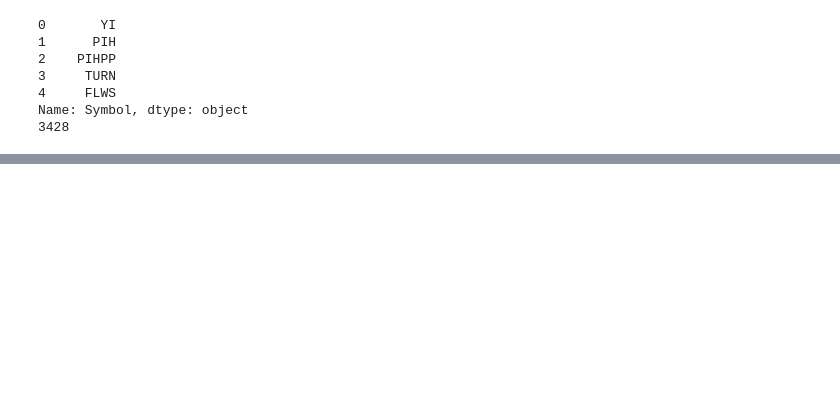
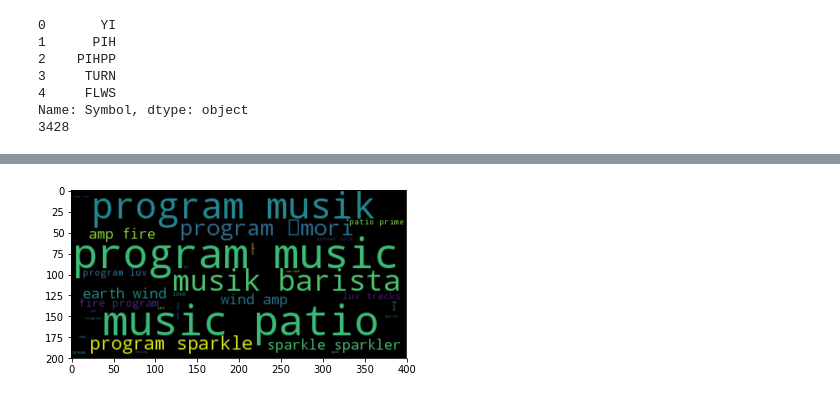
Before and after one commit to myz540/twitter_stocker, a Jupyter notebook: ZHONG_CS688_Term_Project_Option_3.ipynb, the cells around one changed output, grey strips where cells are left out. Cells and saved outputs as stored; diff of their text form; code cells hidden in the pictures; blank space fills up the shorter version.

```diff
--- a/ZHONG_CS688_Term_Project_Option_3.ipynb
+++ b/ZHONG_CS688_Term_Project_Option_3.ipynb
@@ -92,7 +91,7 @@ to capture relevant tweets
 
 To accomplish this, we create a dictionary with the company's ticker as the key and the `diff` as the value, where the `diff` is computed as stated above
 # %%
-tickers = ticker_df['Symbol']
+tickers = ticker_df['Symbol'].drop_duplicates()
 print(tickers.head())
 print(len(tickers))
 # %% [output]
@@ -127,0 +200,24 @@ corpus_handler = CorpusHandler(api, ticker_df)
+# %%
+# instantiate the PreProcessor
+preprocessor = PreProcessor()
+# %%
+corpus_handler.gainer_corpus = dict()
+corpus_handler.loser_corpus = dict()
+
+print("Populating gainer_corpus")
+for symbol, tweet_list in gainer_tweet_dict.items():
+    corpus_handler.gainer_corpus[symbol] = list()
+    for tweet in tweet_list:
+        text = corpus_handler.get_corpus(tweet)
+        cleaned_tokens = preprocessor.process_text_tweet(text)
+        cleaned_text = corpus_handler.convert_list_to_corpus(cleaned_tokens)
+        corpus_handler.gainer_corpus[symbol].append(cleaned_text)
+
+print("Populating loser_corpus")
+for symbol, tweet_list in loser_tweet_dict.items():
+    corpus_handler.loser_corpus[symbol] = list()
+    for tweet in tweet_list:
+        text = corpus_handler.get_corpus(tweet)
+        cleaned_tokens = preprocessor.process_text_tweet(text)
+        cleaned_text = corpus_handler.convert_list_to_corpus(cleaned_tokens)
+        corpus_handler.loser_corpus[symbol].append(cleaned_text)
@@ -127,0 +236,12 @@ corpus_handler = CorpusHandler(api, ticker_df)
+# %%
+gainer_words = list()
+loser_words = list()
+
+for k,v in corpus_handler.gainer_corpus.items():
+    gainer_words = [words.split() for words in v]
+    gainer_words = [word for words in gainer_words for word in words]
+
+
+for k,v in corpus_handler.loser_corpus.items():
+    loser_words = [words.split() for words in v]
+    loser_words = [word for words in loser_words for word in words]
@@ -127,0 +300,4 @@ corpus_handler = CorpusHandler(api, ticker_df)
+# %%
+CorpusHandler.make_wordcloud(gainer_words)
+# %% [output]
+[figure, added]
```
Also changed, not shown: parts of 33 cells of this notebook, 4 other files.
